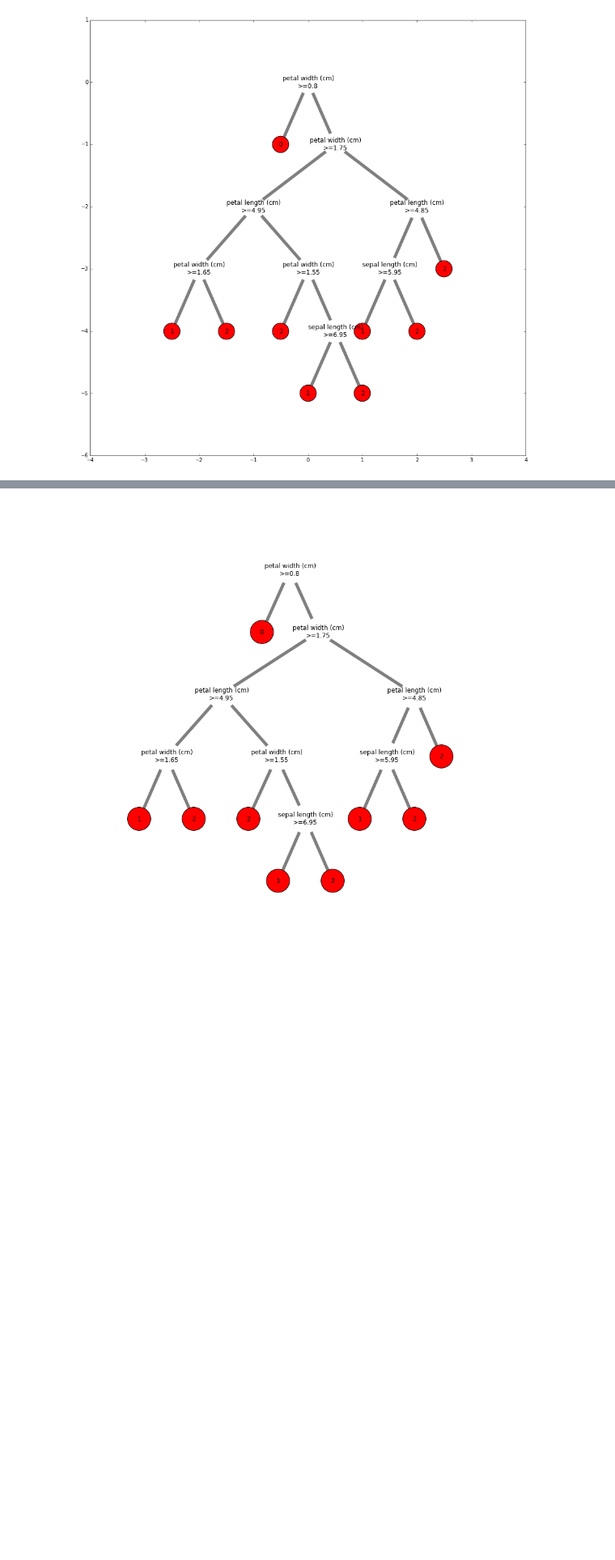
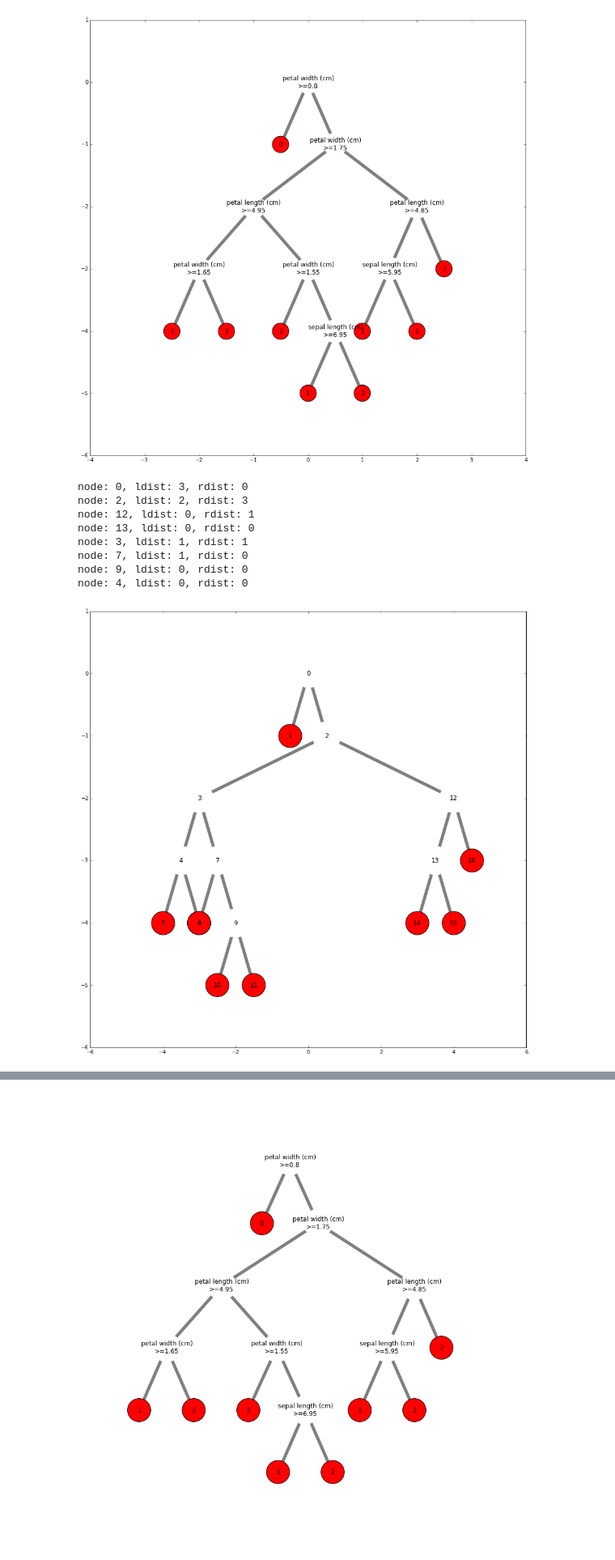
Before and after one commit to jayswinney/decision_tree_ploting, a Jupyter notebook: decision_tree.ipynb, the cells around one changed output, grey strips where cells are left out. Shown at 81% size. Drawn from its saved outputs; the diff is of its cells as text; code cells hidden in the pictures; blank space fills up the shorter version.

```diff
--- a/decision_tree.ipynb
+++ b/decision_tree.ipynb
@@ -397,9 +397,13 @@ class tree_plot:
         if self.left[node] == -1:
             return
 
-        ldist = max(self.left_dist(node))
-        rdist = max(self.right_dist(node))
-        seperation = (ldist + rdist)/2.0
+        ldist = max(self.left_dist(self.right[node]))
+        rdist = max(self.right_dist(self.left[node]))
+        print 'node: %s, ldist: %s, rdist: %s' % (node, ldist, rdist)
+        if ldist <= 1 or rdist <= 1:
+            seperation = 0.5
+        else:
+            seperation = ((ldist + rdist)/2.0) + 1
         # calculate needed seperation
         self.tree_map[self.right[node]]['x'] += seperation
         self.tree_map[self.left[node]]['x'] -= seperation
@@ -438,32 +442,44 @@ class tree_plot:
         white_nodes = []
         colored_nodes = []
         # node lables
         for i,j in enumerate(self.tree.feature):
             if j != -2:
                 labels[i] = str(feature_names[j]) + '\n'
                 labels[i] += '>=' + str(np.round(self.tree.threshold[i],round_n))
                 white_nodes.append(i)
             else:
                 labels[i] = np.argmax(self.tree.value[i])
                 colored_nodes.append(i)
 
         pos = {int(i):(self.tree_map[i]['abs_x'], self.tree_map[i]['y'])
                for i in xrange(len(self.tree_map))}
 
         # draw nodes
         nodes = nx.draw_networkx_nodes(G,pos, nodelist = white_nodes,
                                        node_color = '#FFFFFF',
                                        node_size=3000, node_shape = 'o')
         nodes.set_edgecolor('#FFFFFF')
 
         nx.draw_networkx_nodes(G,pos, nodelist = colored_nodes,
                                node_size=2000)
         # draw edges
         nx.draw_networkx_edges(G,pos,alpha=0.5,width=6)
         # add lables
-        nx.draw_networkx_labels(G,pos,labels,font_size=12,font_family='sans-serif')
-        plt.axis('off')
+#         nx.draw_networkx_labels(G,pos,labels,font_size=12,font_family='sans-serif')
+        nx.draw_networkx_labels(G,pos,font_size=12,font_family='sans-serif')
+#         plt.axis('off')
         plt.show()
 
 
 my_tree = tree_plot(clf)
+my_tree.plot(iris.feature_names)
+# %% [output]
+node: 0, ldist: 3, rdist: 0
+node: 2, ldist: 2, rdist: 3
+node: 12, ldist: 0, rdist: 1
+node: 13, ldist: 0, rdist: 0
+node: 3, ldist: 1, rdist: 1
+node: 7, ldist: 1, rdist: 0
+node: 9, ldist: 0, rdist: 0
+node: 4, ldist: 0, rdist: 0
+[figure, added]
```
Also changed, not shown: parts of 2 cells of this notebook.
